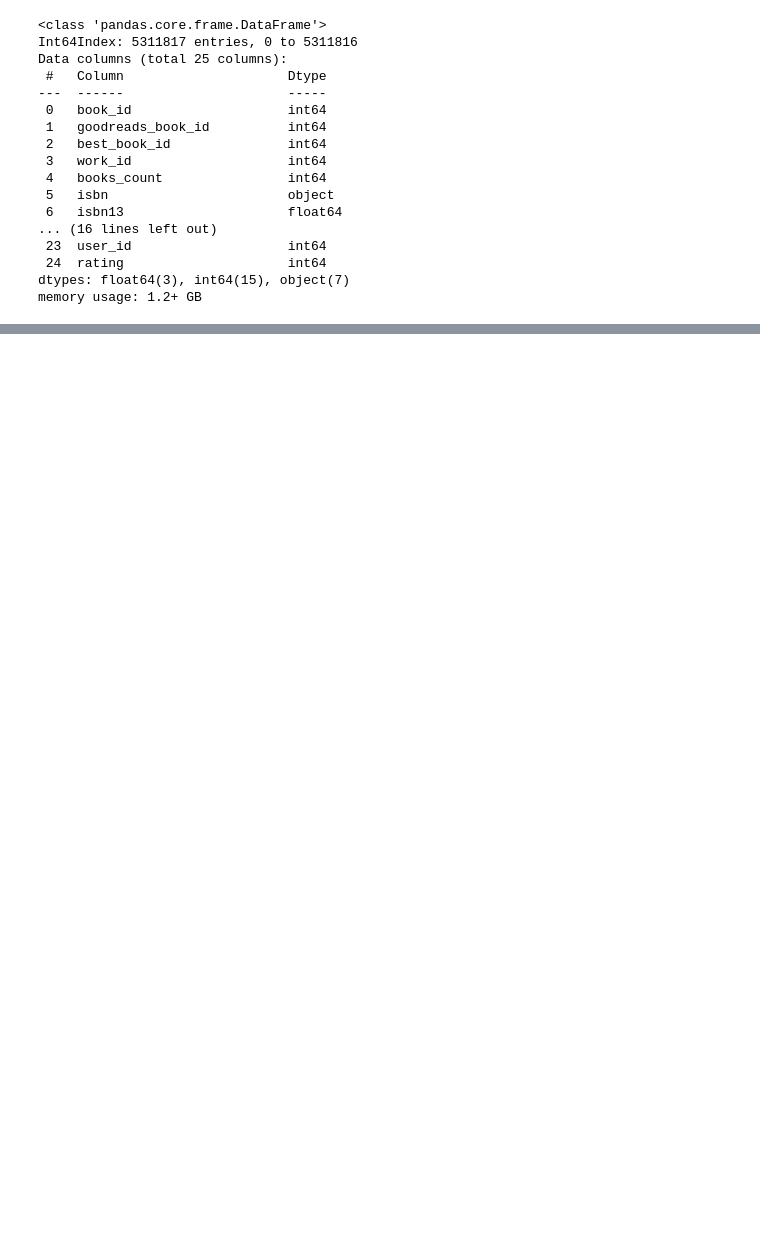
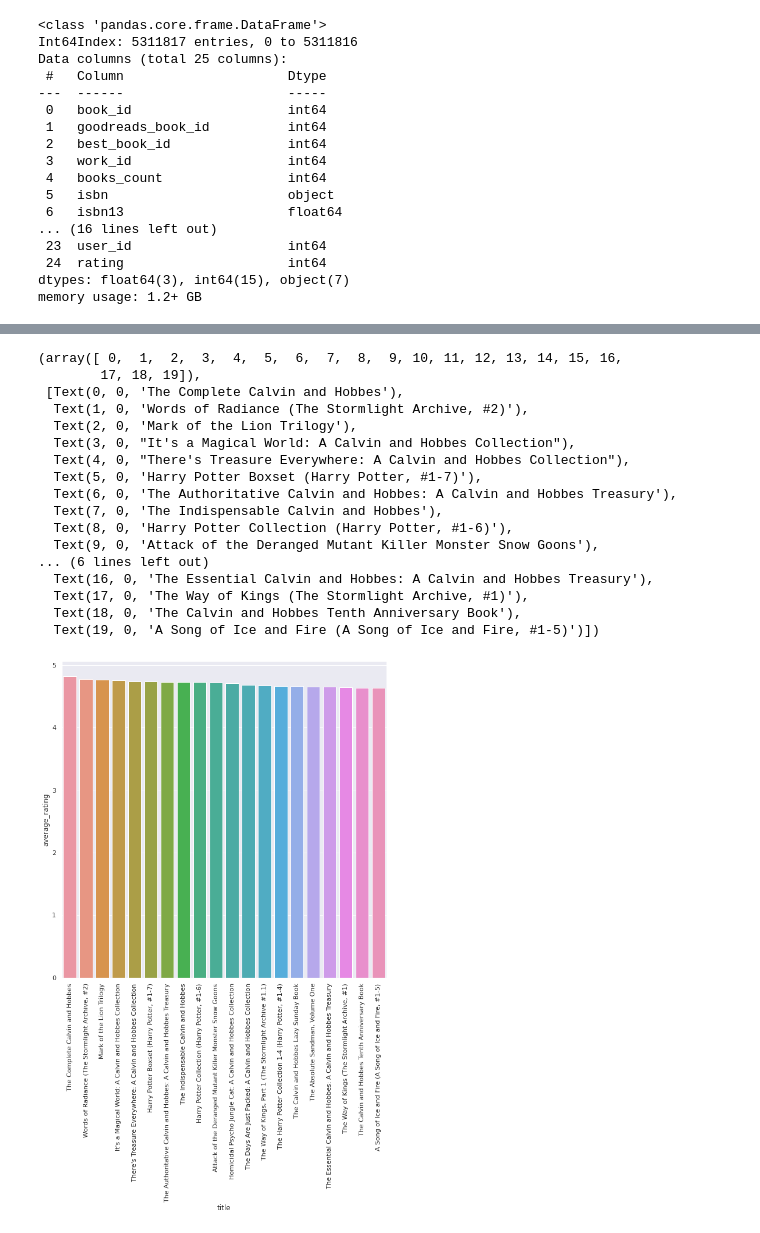
Before and after one commit to dimitri-feniou/Recommandation_books, a Jupyter notebook: analysis_csv.ipynb, the cells around one changed output, grey strips where cells are left out. Saved outputs shown, nothing was run; the diff lists cells and outputs as text; code cells hidden in the pictures; blank space fills up the shorter version.

```diff
--- a/analysis_csv.ipynb
+++ b/analysis_csv.ipynb
@@ -195,0 +269,5 @@ merge_books_rating.drop(columns = ['image_url','small_image_url',])
+# %%
+# Books with the best average notes
+best_average_ratings_books=df_books.sort_values('average_rating', ascending=False)
+best_average_20 = df_books.sort_values('average_rating', ascending=False).head(20)
+print(best_average_20.title)
@@ -195,0 +292,25 @@ merge_books_rating.drop(columns = ['image_url','small_image_url',])
+# %%
+sns.set(font_scale = 1)
+fig_dims = (10, 10)
+fig, ax = plt.subplots(figsize=fig_dims)
+sns.barplot(data=best_average_20, x='title',y= 'average_rating',ax=ax)
+plt.xticks(rotation='vertical')
+# %% [output]
+(array([ 0,  1,  2,  3,  4,  5,  6,  7,  8,  9, 10, 11, 12, 13, 14, 15, 16,
+        17, 18, 19]),
+ [Text(0, 0, 'The Complete Calvin and Hobbes'),
+  Text(1, 0, 'Words of Radiance (The Stormlight Archive, #2)'),
+  Text(2, 0, 'Mark of the Lion Trilogy'),
+  Text(3, 0, "It's a Magical World: A Calvin and Hobbes Collection"),
+  Text(4, 0, "There's Treasure Everywhere: A Calvin and Hobbes Collection"),
+  Text(5, 0, 'Harry Potter Boxset (Harry Potter, #1-7)'),
+  Text(6, 0, 'The Authoritative Calvin and Hobbes: A Calvin and Hobbes Treasury'),
+  Text(7, 0, 'The Indispensable Calvin and Hobbes'),
+  Text(8, 0, 'Harry Potter Collection (Harry Potter, #1-6)'),
+  Text(9, 0, 'Attack of the Deranged Mutant Killer Monster Snow Goons'),
+... (6 lines left out)
+  Text(16, 0, 'The Essential Calvin and Hobbes: A Calvin and Hobbes Treasury'),
+  Text(17, 0, 'The Way of Kings (The Stormlight Archive, #1)'),
+  Text(18, 0, 'The Calvin and Hobbes Tenth Anniversary Book'),
+  Text(19, 0, 'A Song of Ice and Fire (A Song of Ice and Fire, #1-5)')])
+[figure, added]
```
Also changed, not shown: parts of 21 cells of this notebook.
